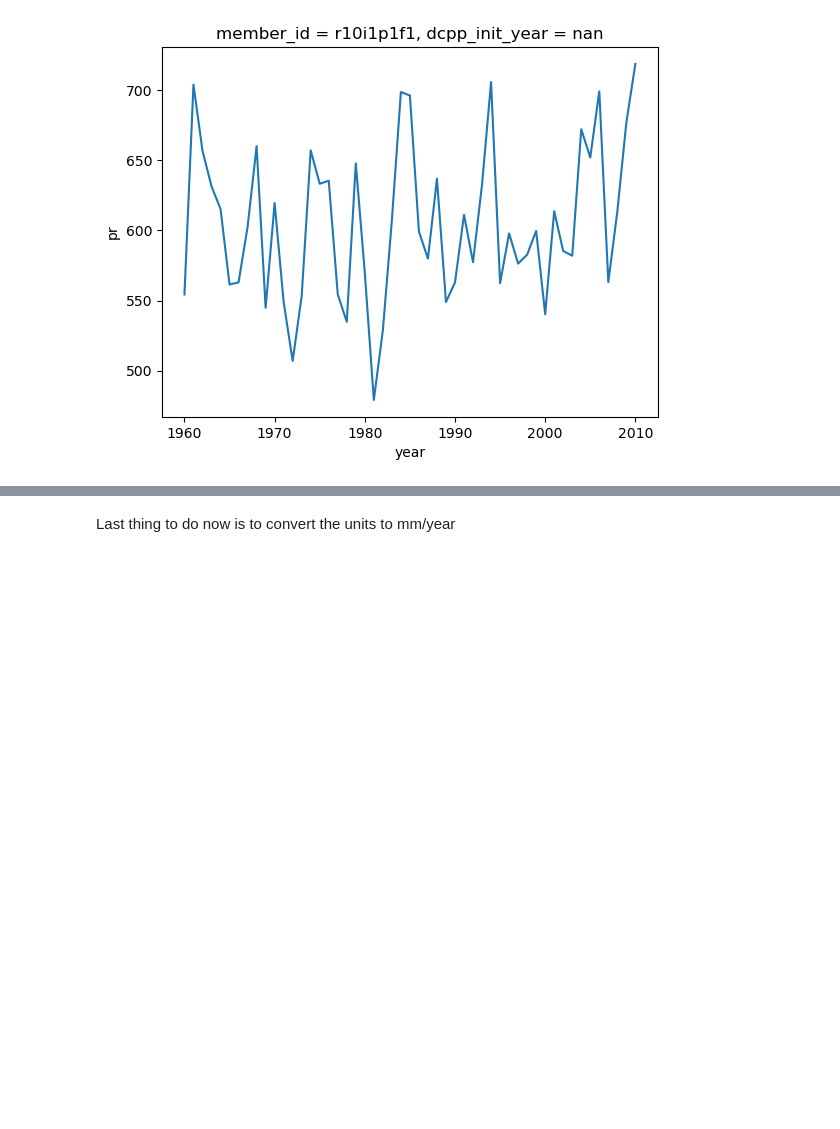
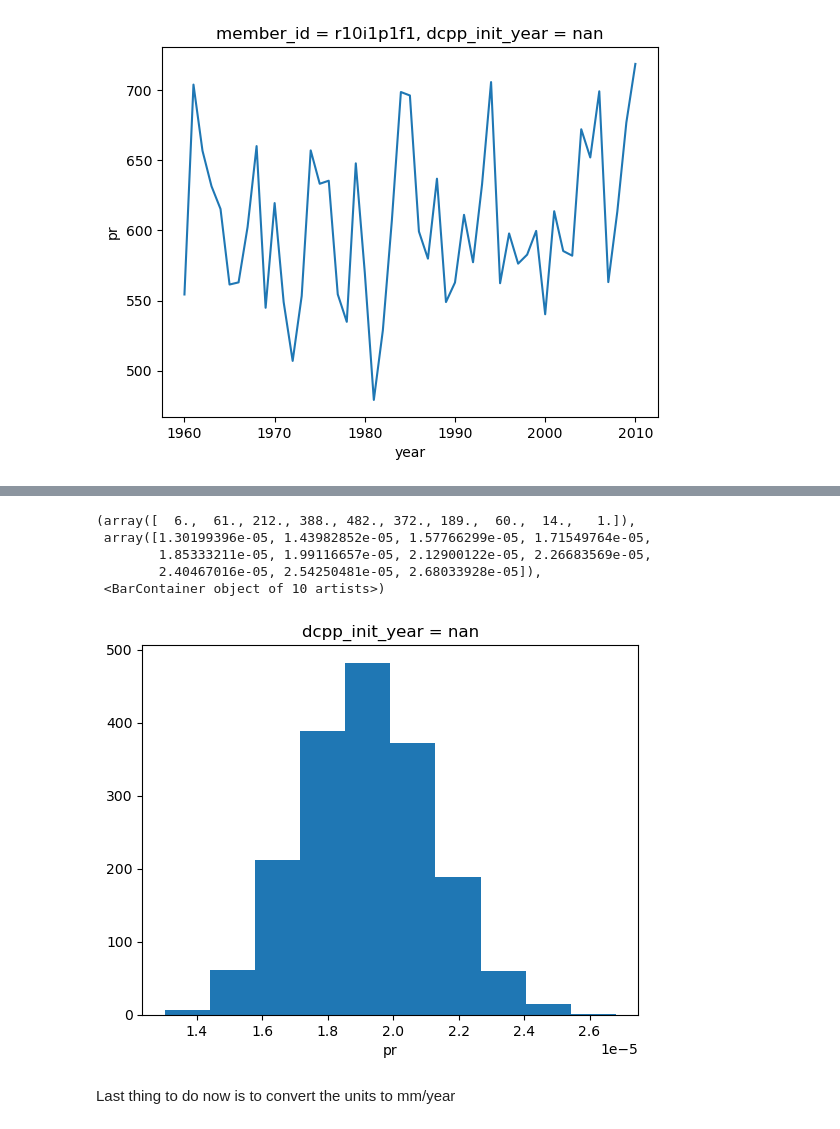
Before and after one commit to BenFarris18/Directed__Studies, a Jupyter notebook: Historical_Data.ipynb, the cells around one changed output, grey strips where cells are left out. Cells and saved outputs as stored; diff of their text form; code cells hidden in the pictures; blank space fills up the shorter version.

```diff
--- a/Historical_Data.ipynb
+++ b/Historical_Data.ipynb
@@ -204,2 +99,12 @@ var_precip.var('member_id').pr.plot()
+# %%
+test_set_avg = bc_dset.groupby('time.year').mean('time').mean(['lon', 'lat'])
+test_set_avg.pr.plot.hist()
+# %% [output]
+(array([  6.,  61., 212., 388., 482., 372., 189.,  60.,  14.,   1.]),
+ array([1.30199396e-05, 1.43982852e-05, 1.57766299e-05, 1.71549764e-05,
+        1.85333211e-05, 1.99116657e-05, 2.12900122e-05, 2.26683569e-05,
+        2.40467016e-05, 2.54250481e-05, 2.68033928e-05]),
+ <BarContainer object of 10 artists>)
+[figure, added]
 # %% [markdown]
 Last thing to do now is to convert the units to mm/year
```
Also changed, not shown: parts of 16 cells of this notebook, 3 other files.
